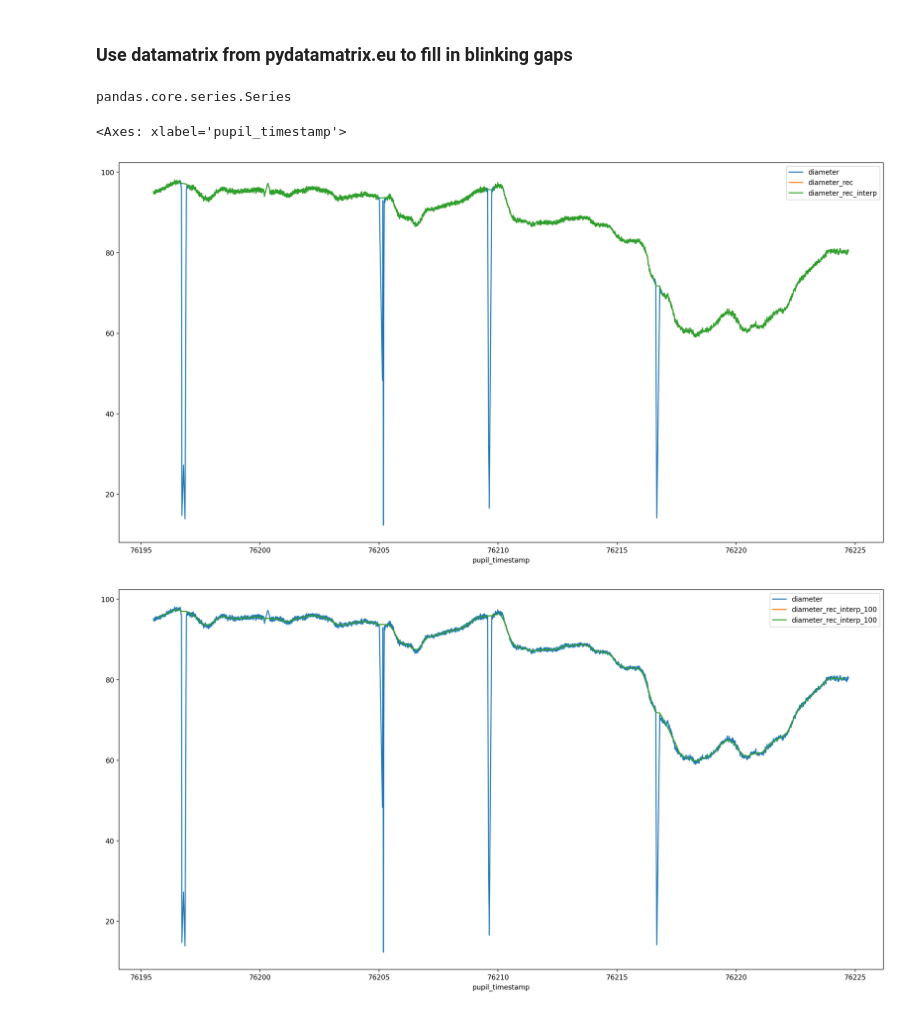
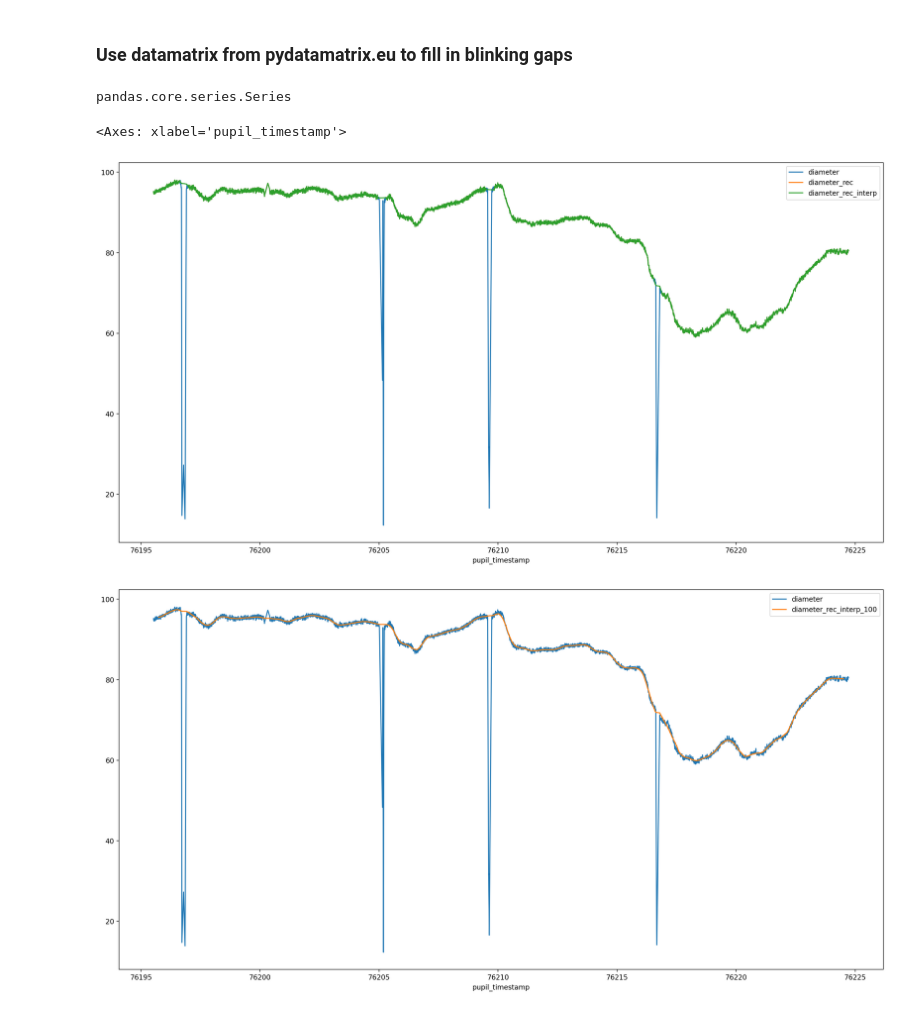
Before and after one commit to KathaMei/Pupille, a Jupyter notebook: notebooks/smooth.ipynb, the cells around one changed output. Drawn from its saved outputs; the diff is of its cells as text; code cells hidden in the pictures.

```diff
--- a/notebooks/smooth.ipynb
+++ b/notebooks/smooth.ipynb
@@ -54,31 +54,31 @@ eye1=checkdata.prepare(data_dir,subject_id,1,config)
 # %%
 importlib.reload(checkdata)
 # Let's try to remove blinks and filter the result
 what=eye0[0]
 
 def reconstruct(eye, window_size=100):
     # Remove blinks.
     eye['diameter_rec']=checkdata.blinkreconstruct(eye['diameter'], mode='advanced')
     # blinkreconstruct replaces the bliks with NaN with mode='advanced',
     # so we interpolate the gaps and low pass the result to obtain something.
     eye['diameter_rec_interp']=eye['diameter_rec'].interpolate(method='linear')
     # Use moving average + recenter as low pass.
     eye['diameter_rec_interp_100']=eye['diameter_rec_interp'].rolling(window=window_size).mean().shift(-window_size//2)
 
 # How does it look like?
 eye=eye0[0]
 reconstruct(eye)
 
 sub=eye.plot(x='pupil_timestamp', y='diameter', kind='line')
 sub=eye.plot(ax=sub,x='pupil_timestamp', y='diameter_rec', kind='line')
 eye.plot(ax=sub,x='pupil_timestamp', y='diameter_rec_interp', kind='line')
 
 sub=eye.plot(x='pupil_timestamp', y='diameter', kind='line')
 eye.plot(ax=sub,x='pupil_timestamp', y='diameter_rec_interp_100', kind='line')
 # Make an extra plot to see how the smoothed data looks like
-eye.plot(ax=sub,x='pupil_timestamp', y='diameter_rec_interp_100', kind='line')
+eye.plot(x='pupil_timestamp', y='diameter_rec_interp_100', kind='line')
 # %% [output]
 pandas.core.series.Series
 <Axes: xlabel='pupil_timestamp'>
 [figure]
-[figure, old version]
+[figure, new version]
```
Also changed, not shown: parts of 1 cell of this notebook.
